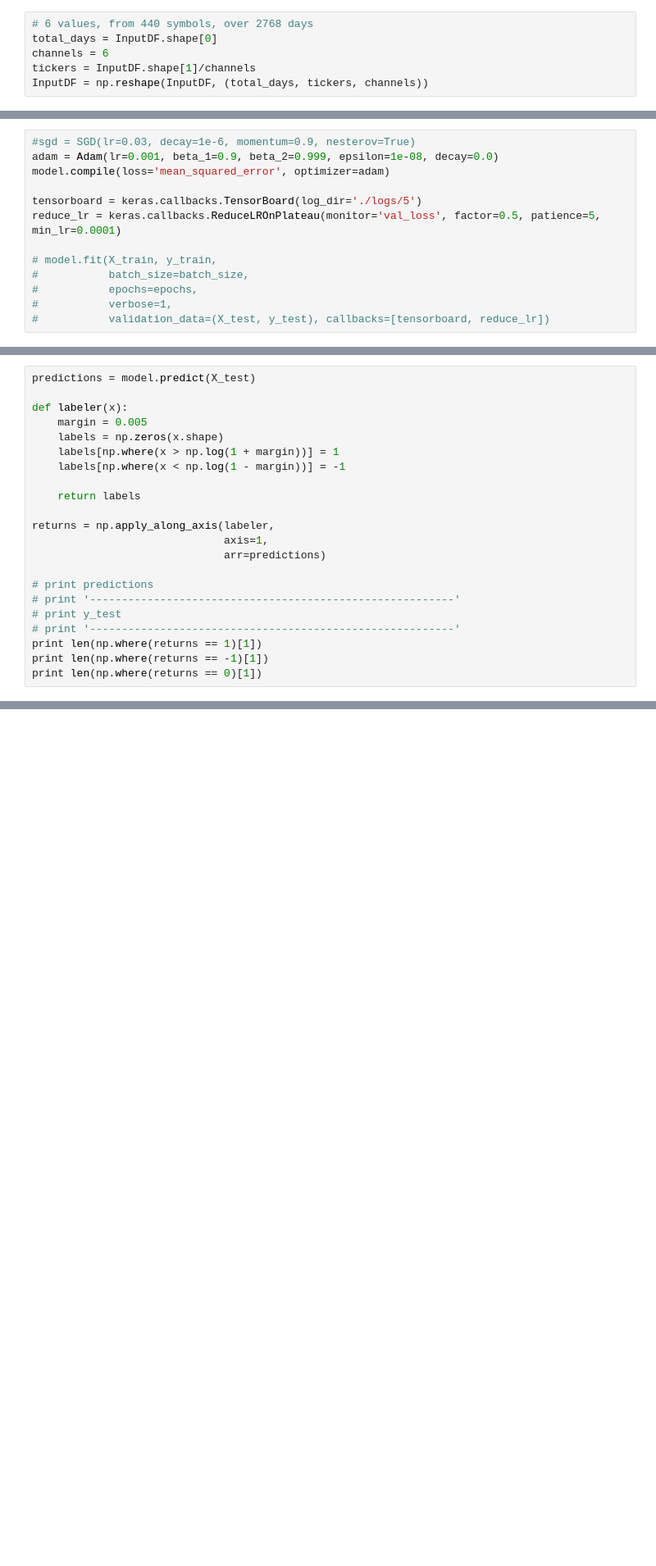
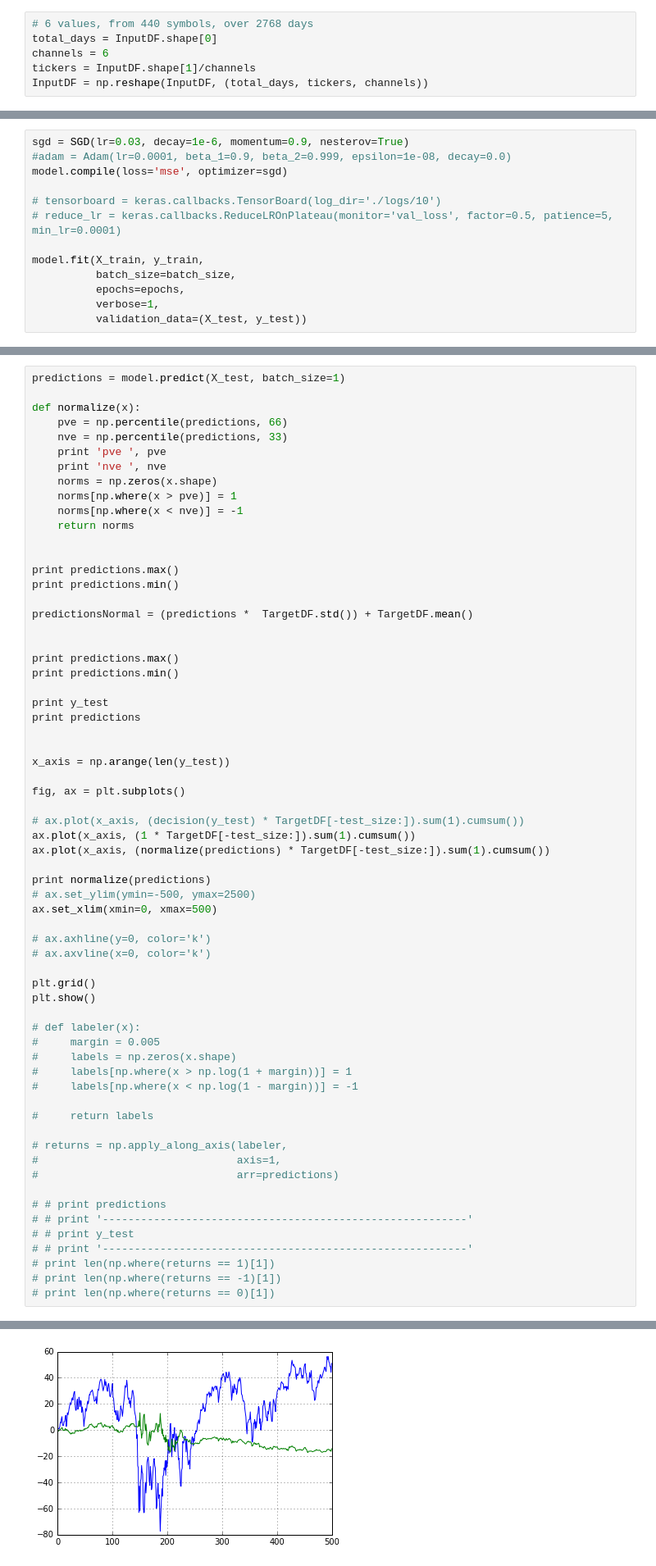
Before and after one commit to ezzeldinadel/cnn-snp, a Jupyter notebook: main.ipynb, the cells around one changed output, grey strips where cells are left out. Shown at 82% size. Drawn from its saved outputs; the diff is of its cells as text; blank space fills up the shorter version.

```diff
--- a/main.ipynb
+++ b/main.ipynb
@@ -94,15 +126,15 @@ Non-trainable params: 0
 _________________________________________________________________
 None
 # %%
-#sgd = SGD(lr=0.03, decay=1e-6, momentum=0.9, nesterov=True)
-adam = Adam(lr=0.001, beta_1=0.9, beta_2=0.999, epsilon=1e-08, decay=0.0)
-model.compile(loss='mean_squared_error', optimizer=adam)
+sgd = SGD(lr=0.03, decay=1e-6, momentum=0.9, nesterov=True)
+#adam = Adam(lr=0.0001, beta_1=0.9, beta_2=0.999, epsilon=1e-08, decay=0.0)
+model.compile(loss='mse', optimizer=sgd)
 
-tensorboard = keras.callbacks.TensorBoard(log_dir='./logs/5')
-reduce_lr = keras.callbacks.ReduceLROnPlateau(monitor='val_loss', factor=0.5, patience=5, min_lr=0.0001)
+# tensorboard = keras.callbacks.TensorBoard(log_dir='./logs/10')
+# reduce_lr = keras.callbacks.ReduceLROnPlateau(monitor='val_loss', factor=0.5, patience=5, min_lr=0.0001)
 
-# model.fit(X_train, y_train,
-#           batch_size=batch_size,
-#           epochs=epochs,
-#           verbose=1,
-#           validation_data=(X_test, y_test), callbacks=[tensorboard, reduce_lr])
+model.fit(X_train, y_train,
+          batch_size=batch_size,
+          epochs=epochs,
+          verbose=1,
+          validation_data=(X_test, y_test))
@@ -116,23 +167,65 @@ Test loss: 0.000384559142636
 # %%
-predictions = model.predict(X_test)
+predictions = model.predict(X_test, batch_size=1)
 
-def labeler(x):
-    margin = 0.005
-    labels = np.zeros(x.shape)
-    labels[np.where(x > np.log(1 + margin))] = 1
-    labels[np.where(x < np.log(1 - margin))] = -1
+def normalize(x):
+    pve = np.percentile(predictions, 66)
+    nve = np.percentile(predictions, 33)
+    print 'pve ', pve
+    print 'nve ', nve
+    norms = np.zeros(x.shape)
+    norms[np.where(x > pve)] = 1
+    norms[np.where(x < nve)] = -1
+    return norms
 
-    return labels
 
-returns = np.apply_along_axis(labeler,
-                              axis=1,
-                              arr=predictions)
+print predictions.max()
+print predictions.min()
 
-# print predictions
-# print '---------------------------------------------------------'
-# print y_test
-# print '---------------------------------------------------------'
-print len(np.where(returns == 1)[1])
-print len(np.where(returns == -1)[1])
-print len(np.where(returns == 0)[1])
+predictionsNormal = (predictions *  TargetDF.std()) + TargetDF.mean()
+
+
+print predictions.max()
+print predictions.min()
+
+print y_test
+print predictions
+
+
+x_axis = np.arange(len(y_test))
+
+fig, ax = plt.subplots()
+
+# ax.plot(x_axis, (decision(y_test) * TargetDF[-test_size:]).sum(1).cumsum())
+ax.plot(x_axis, (1 * TargetDF[-test_size:]).sum(1).cumsum())
+ax.plot(x_axis, (normalize(predictions) * TargetDF[-test_size:]).sum(1).cumsum())
+
+print normalize(predictions)
+# ax.set_ylim(ymin=-500, ymax=2500)
+ax.set_xlim(xmin=0, xmax=500)
+
+# ax.axhline(y=0, color='k')
+# ax.axvline(x=0, color='k')
+
+plt.grid()
+plt.show()
+
+# def labeler(x):
+#     margin = 0.005
+#     labels = np.zeros(x.shape)
+#     labels[np.where(x > np.log(1 + margin))] = 1
+#     labels[np.where(x < np.log(1 - margin))] = -1
+
+#     return labels
+
+# returns = np.apply_along_axis(labeler,
+#                               axis=1,
+#                               arr=predictions)
+
+# # print predictions
+# # print '---------------------------------------------------------'
+# # print y_test
+# # print '---------------------------------------------------------'
+# print len(np.where(returns == 1)[1])
+# print len(np.where(returns == -1)[1])
+# print len(np.where(returns == 0)[1])
 # %% [output]
@@ -141,0 +249 @@ print len(np.where(returns == 0)[1])
+[figure, added]
```
Also changed, not shown: parts of 11 cells of this notebook.
